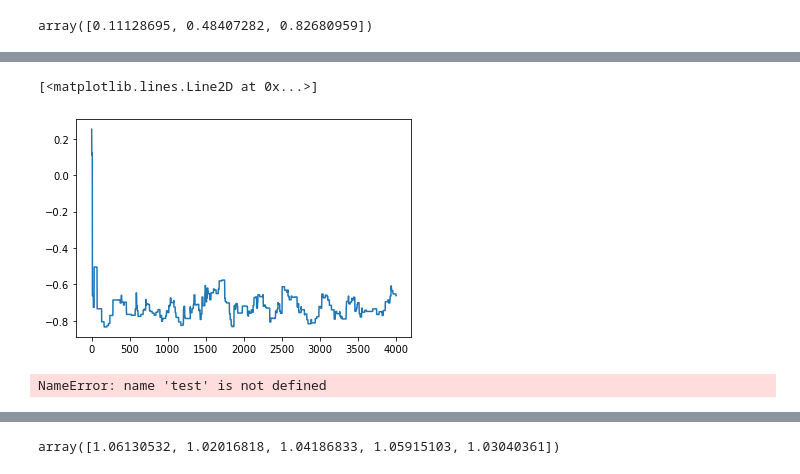
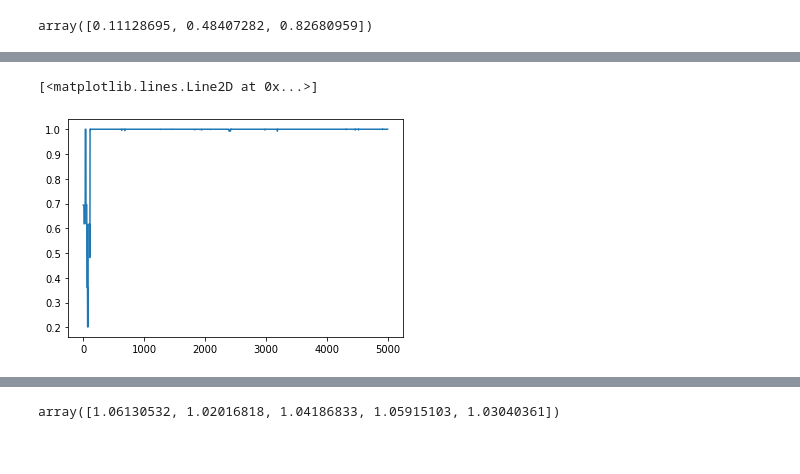
Before and after one commit to AlexanderFengler/nn_likelihoods, a Jupyter notebook: doodle.ipynb, the cells around one changed output, grey strips where cells are left out. Cells and saved outputs as stored; diff of their text form; code cells hidden in the pictures.

```diff
--- a/doodle.ipynb
+++ b/doodle.ipynb
@@ -361,9 +361,5 @@ plt.plot(t[2][:,1,2])
 # %%
-plt.plot(t[2][:,1,3])
+plt.plot(t[2][3,:,3])
 # %% [output]
 [<matplotlib.lines.Line2D at 0x...>]
-[figure, old version]
+[figure, new version]
-# %%
-plt.hist(test[:,3], bins = 30)
-# %% [output]
-NameError: name 'test' is not defined
```
Also changed, not shown: parts of 12 cells of this notebook, 2 other files.
